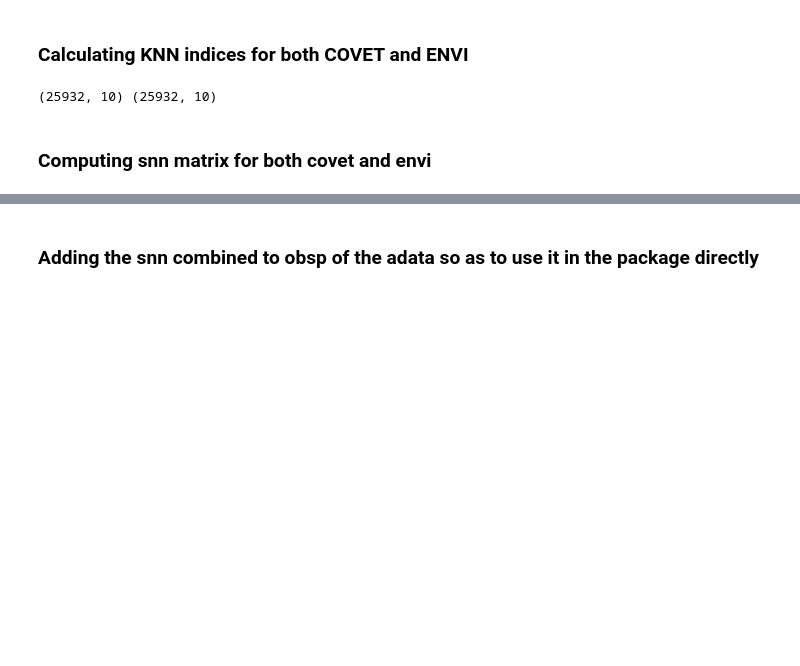
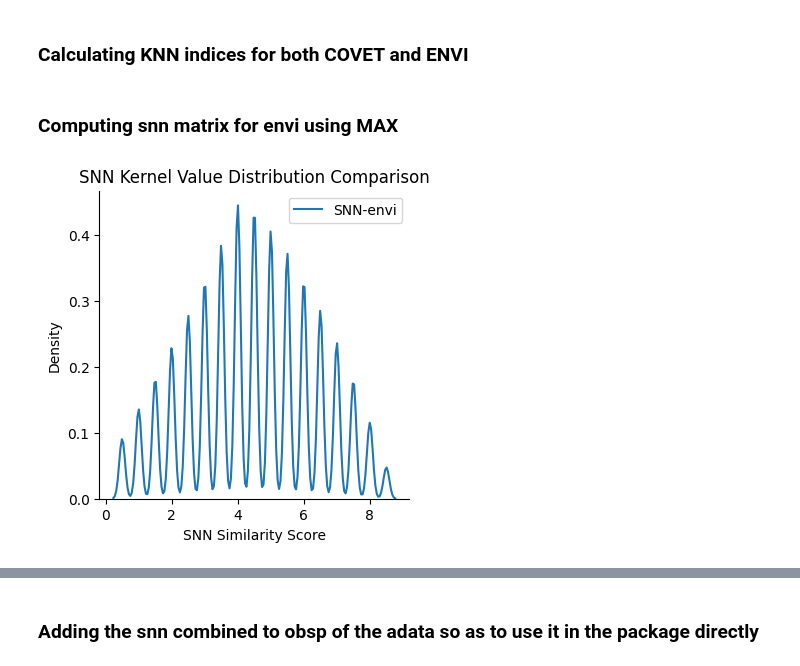
Before and after one commit to anushka-220/Undergraduate-Project, a Jupyter notebook: Approaches/seacells_on_snn.ipynb, the cells around one changed output, grey strips where cells are left out. Drawn from its saved outputs; the diff is of its cells as text; code cells hidden in the pictures; blank space fills up the shorter version.

```diff
--- a/Approaches/seacells_on_snn.ipynb
+++ b/Approaches/seacells_on_snn.ipynb
@@ -78,25 +74,29 @@ from tqdm import tqdm
 from sklearn.neighbors import NearestNeighbors
 
 def compute_knn_indices(data, n_neighbors):
+    """
+    Computes k-nearest neighbors for each point in the dataset.
+
+    :param data: (array) Data matrix of shape (n_samples, n_features)
+    :param n_neighbors: (int) Number of nearest neighbors
+    :return: (tuple) knn_indices (n_samples, k), knn_distances (n_samples, k), fitted NearestNeighbors object
+    """
     n_samples = data.shape[0]
     nbrs = NearestNeighbors(n_neighbors=n_neighbors).fit(data)
     knn_indices = np.zeros((n_samples, n_neighbors), dtype=int)
+    knn_distances = np.zeros((n_samples, n_neighbors), dtype=float)
 
     for i in tqdm(range(n_samples), desc="Computing kNN", ncols=80):
-        _, indices = nbrs.kneighbors(data[i].reshape(1, -1))
+        distances, indices = nbrs.kneighbors(data[i].reshape(1, -1))
         knn_indices[i] = indices[0]
+        knn_distances[i] = distances[0]
 
-    return knn_indices, nbrs
+    return knn_indices, knn_distances, nbrs
 # %%
-knn_indices_covet, _ = compute_knn_indices(covet_pca, n_neighbors=10)
+knn_indices_covet, knn_distances_covet, _ = compute_knn_indices(covet_pca, n_neighbors=10)
+knn_indices_envi, knn_distances_envi, _= compute_knn_indices(envi_pca, n_neighbors=10)
-# %%
-knn_indices_envi, _= compute_knn_indices(envi_pca, n_neighbors=10)
-# %%
-print(knn_indices_envi.shape, knn_indices_covet.shape)
-# %% [output]
-(25932, 10) (25932, 10)
 # %% [markdown]
-### Computing snn matrix for both covet and envi
+### Computing snn matrix for envi using MAX
 # %%
 import numpy as np
 from scipy.sparse import csr_matrix
@@ -138,3 +137,12 @@ def compute_snn_matrix(knn_indices, n_neighbors=10):
     return csr_matrix(snn_matrix)
 # %%
 snn_envi=compute_snn_matrix(knn_indices_envi)
+# %%
+sns.kdeplot(snn_envi.data, label="SNN-envi")
+plt.legend()
+plt.title("SNN Kernel Value Distribution Comparison")
+plt.xlabel("SNN Similarity Score")
+plt.ylabel("Density")
+plt.show()
+# %% [output]
+[figure, added]
```
Also changed, not shown: parts of 88 cells of this notebook, 4 other files.
